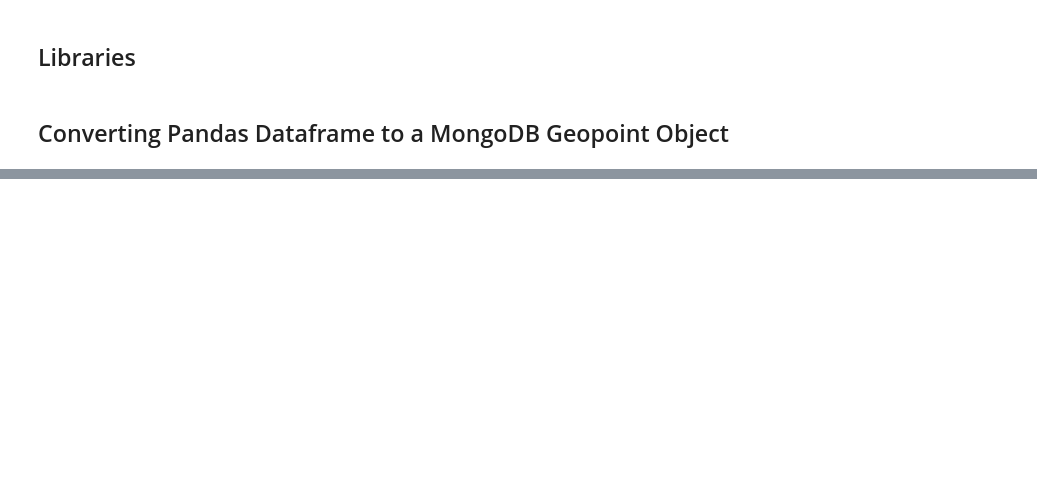
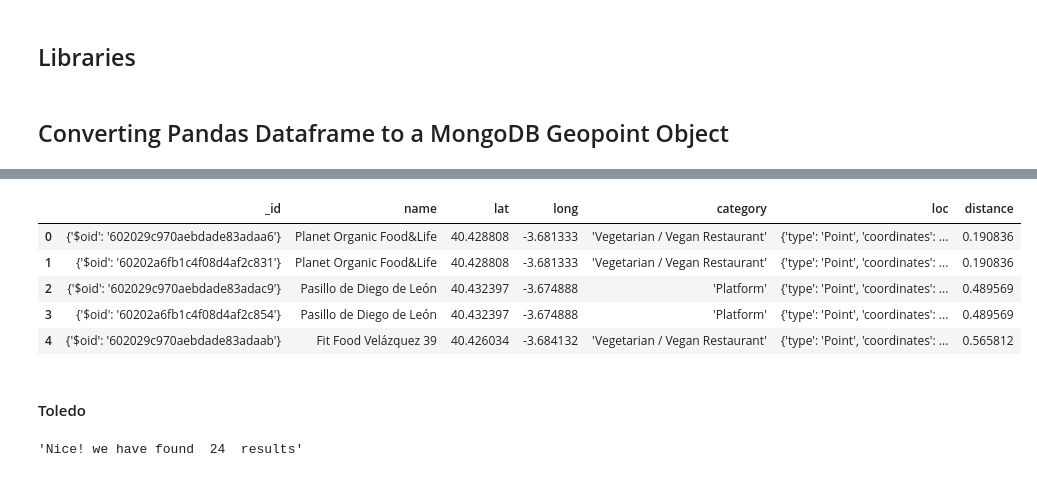
Before and after one commit to Ironhack-weekly-Projects/P3_Geospatial_Data, a Jupyter notebook: Geospatial queries.ipynb, the cells around one changed output, grey strips where cells are left out. Cells and saved outputs as stored; diff of their text form; code cells hidden in the pictures; blank space fills up the shorter version.

```diff
--- a/Geospatial queries.ipynb
+++ b/Geospatial queries.ipynb
@@ -95,0 +88,8 @@ collection.insert_many(data_vegan)
+# %%
+client = MongoClient()
+db = client.geo
+collection_madrid = db.madrid
+collection_madrid.create_index([("loc", "2dsphere")])
+
+data_madrid = gdf_madrid.to_dict(orient='records')
+collection_madrid.insert_many(data_madrid)
@@ -95,0 +194,12 @@ collection.insert_many(data_vegan)
+# %%
+df_madrid = pd.DataFrame(madrid)
+df_madrid.head()
+# %% [output]
+|  | _id | name | lat | long | category | loc | distance |
+| 0 | {'$oid': '602029c970aebdade83adaa6'} | Planet Organic Food&Life | 40.428808 | -3.681333 | 'Vegetarian / Vegan Restaurant' | {'type': 'Point', 'coordinates': ... | 0.190836 |
+| 1 | {'$oid': '60202a6fb1c4f08d4af2c831'} | Planet Organic Food&Life | 40.428808 | -3.681333 | 'Vegetarian / Vegan Restaurant' | {'type': 'Point', 'coordinates': ... | 0.190836 |
+| 2 | {'$oid': '602029c970aebdade83adac9'} | Pasillo de Diego de León | 40.432397 | -3.674888 | 'Platform' | {'type': 'Point', 'coordinates': ... | 0.489569 |
+| 3 | {'$oid': '60202a6fb1c4f08d4af2c854'} | Pasillo de Diego de León | 40.432397 | -3.674888 | 'Platform' | {'type': 'Point', 'coordinates': ... | 0.489569 |
+| 4 | {'$oid': '602029c970aebdade83adaab'} | Fit Food Velázquez 39 | 40.426034 | -3.684132 | 'Vegetarian / Vegan Restaurant' | {'type': 'Point', 'coordinates': ... | 0.565812 |
+# %% [markdown]
+####  Toledo
@@ -95,0 +209,4 @@ collection.insert_many(data_vegan)
+# %%
+toledo_check
+# %% [output]
+'Nice! we have found  24  results'
```
Also changed, not shown: parts of 40 cells of this notebook.
